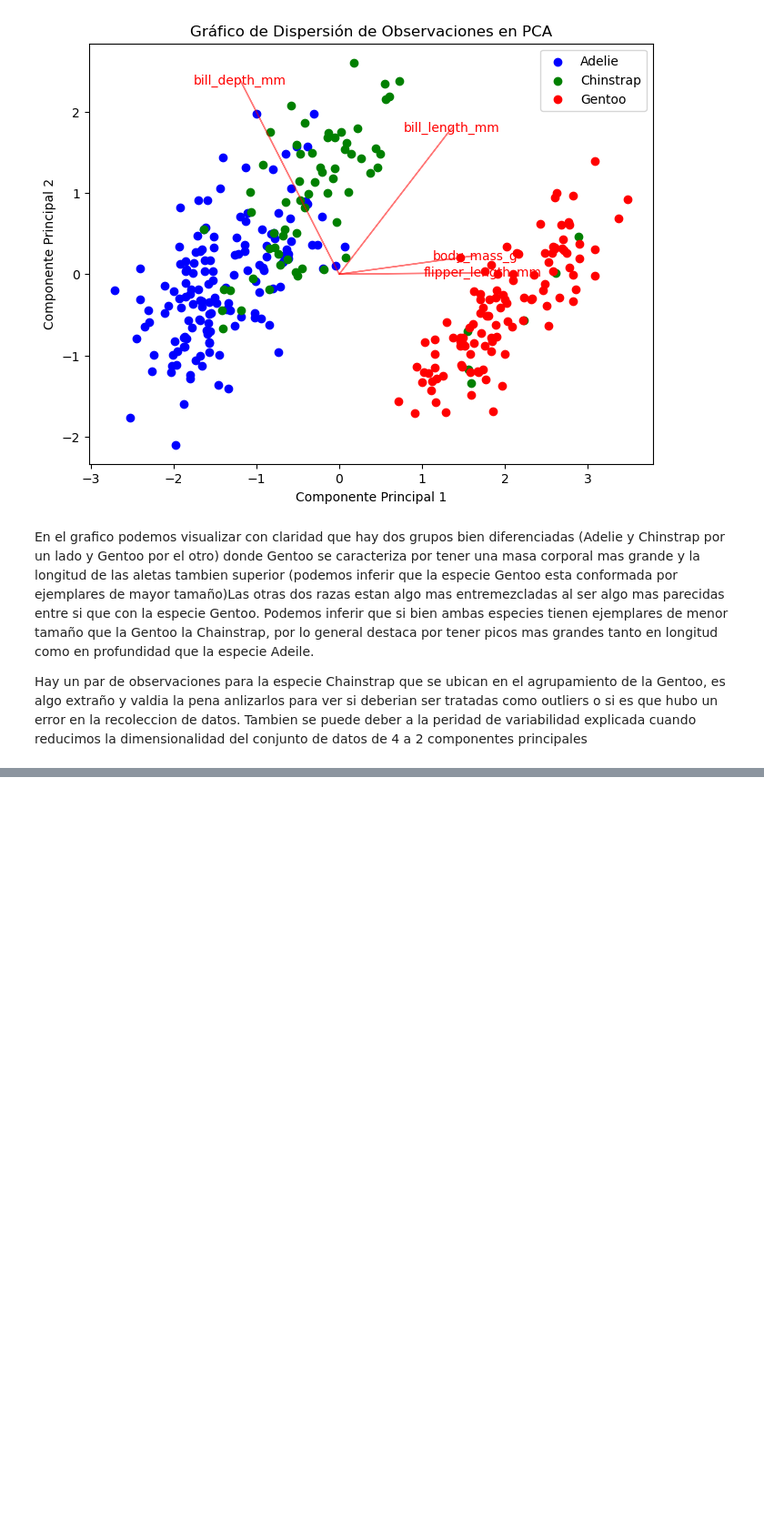
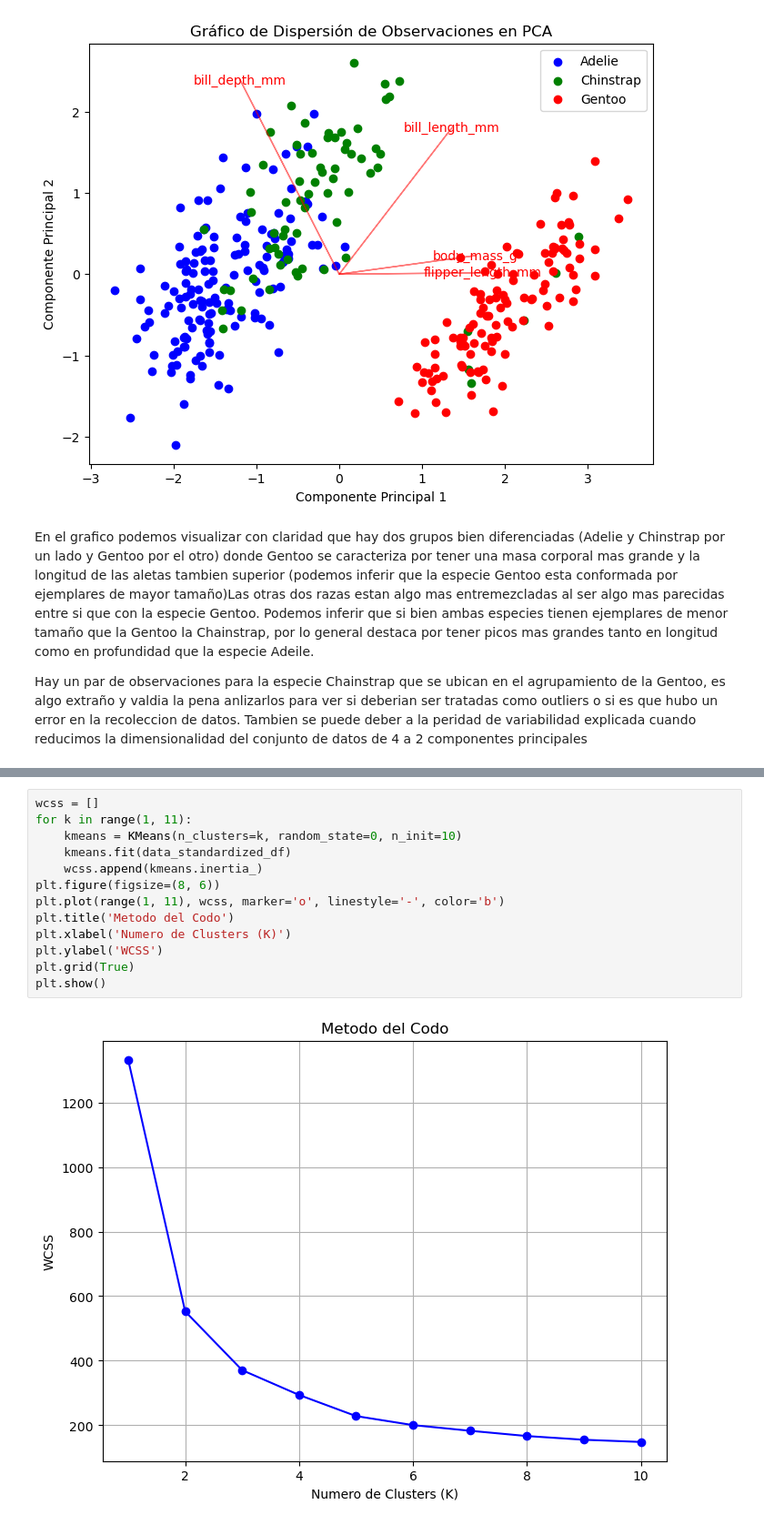
Before and after one commit to PabloPaezSheridan/PenguinsACPStudy, a Jupyter notebook: Solution/PenguinsAnalysisPabloPaez.ipynb, the cells around one changed output, grey strips where cells are left out. Shown at 91% size. Drawn from its saved outputs; the diff is of its cells as text; blank space fills up the shorter version.

Commit message:
Clustering hasta el punto 4 incluido. 5  esbozado

```diff
--- a/Solution/PenguinsAnalysisPabloPaez.ipynb
+++ b/Solution/PenguinsAnalysisPabloPaez.ipynb
@@ -238,0 +283,15 @@ Hay un par de observaciones para la especie Chainstrap que se ubican en el agrup
+# %%
+wcss = []
+for k in range(1, 11):
+    kmeans = KMeans(n_clusters=k, random_state=0, n_init=10)
+    kmeans.fit(data_standardized_df)
+    wcss.append(kmeans.inertia_)
+plt.figure(figsize=(8, 6))
+plt.plot(range(1, 11), wcss, marker='o', linestyle='-', color='b')
+plt.title('Metodo del Codo')
+plt.xlabel('Numero de Clusters (K)')
+plt.ylabel('WCSS')
+plt.grid(True)
+plt.show()
+# %% [output]
+[figure, added]
```
Also changed, not shown: parts of 19 cells of this notebook.
